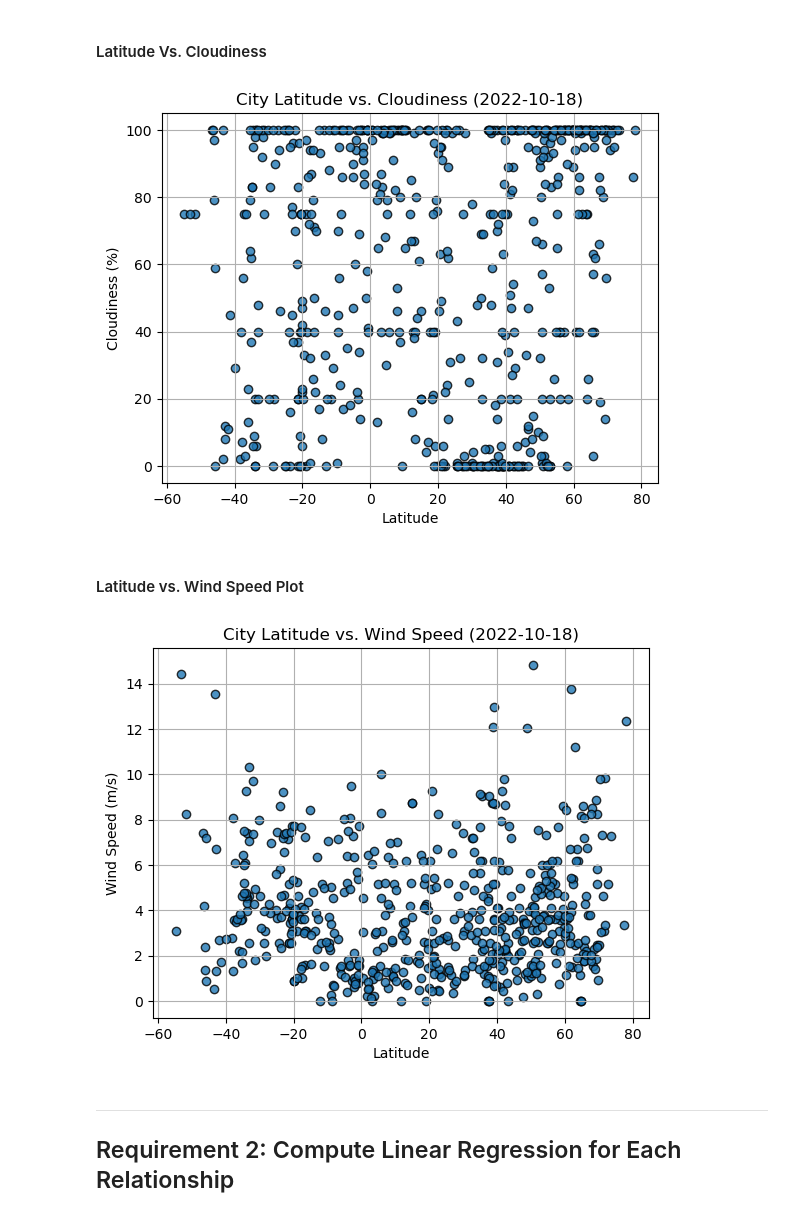
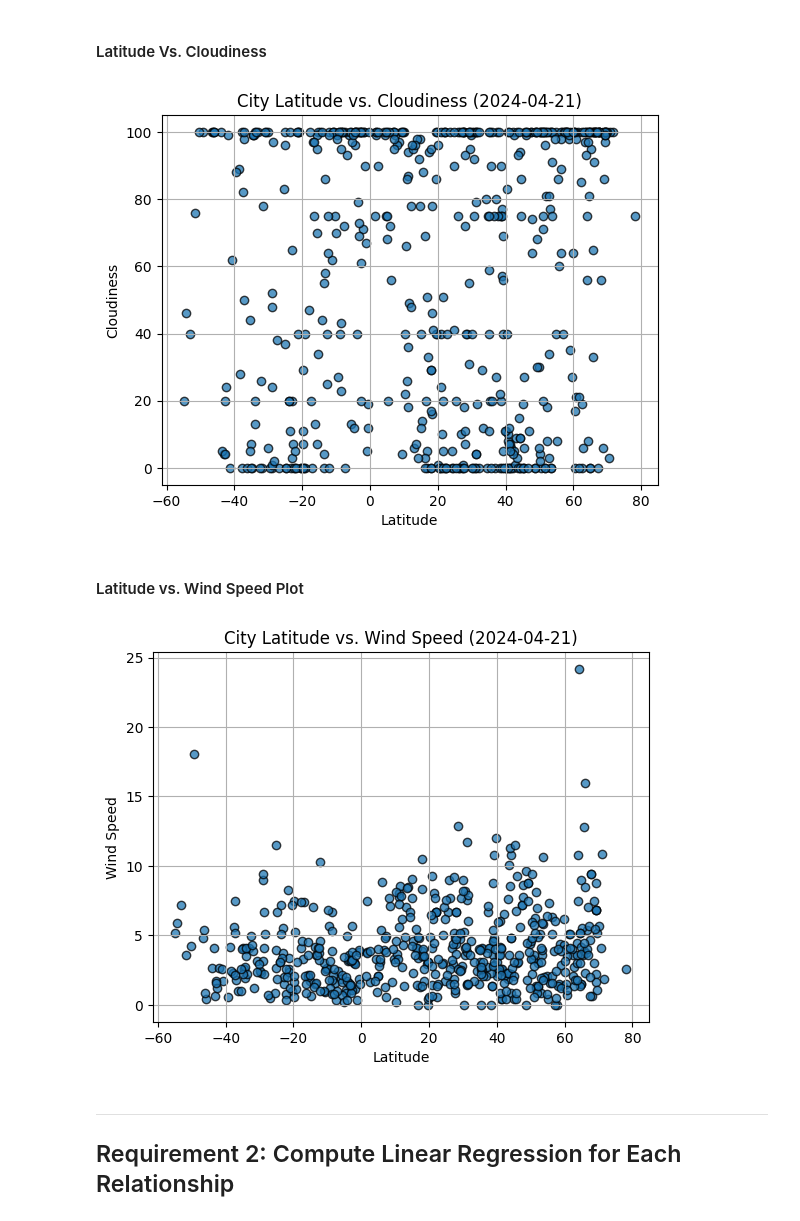
Before and after one commit to mpeck34/python-api-challenge, a Jupyter notebook: WeatherPy/WeatherPy.ipynb, the cells around one changed output. Cells and saved outputs as stored; diff of their text form; code cells hidden in the pictures.

```diff
--- a/WeatherPy/WeatherPy.ipynb
+++ b/WeatherPy/WeatherPy.ipynb
@@ -225,10 +231,13 @@ plt.show()
 #### Latitude Vs. Cloudiness
 # %%
 # Build the scatter plots for latitude vs. cloudiness
-# YOUR CODE HERE
+plt.scatter(city_data_df["Lat"], city_data_df["Cloudiness"], edgecolor="black", alpha=0.75)
 
 # Incorporate the other graph properties
-# YOUR CODE HERE
+plt.title("City Latitude vs. Cloudiness (2024-04-21)")
+plt.xlabel("Latitude")
+plt.ylabel("Cloudiness")
+plt.grid(True)
 
 # Save the figure
 plt.savefig("output_data/Fig3.png")
@@ -236,23 +245,26 @@ plt.savefig("output_data/Fig3.png")
 # Show plot
 plt.show()
 # %% [output]
-[figure, old version]
+[figure, new version]
 # %% [markdown]
 #### Latitude vs. Wind Speed Plot
 # %%
 # Build the scatter plots for latitude vs. wind speed
-# YOUR CODE HERE
+plt.scatter(city_data_df["Lat"], city_data_df["Wind Speed"], edgecolor="black", alpha=0.75)
 
 # Incorporate the other graph properties
-# YOUR CODE HERE
+plt.title("City Latitude vs. Wind Speed (2024-04-21)")
+plt.xlabel("Latitude")
+plt.ylabel("Wind Speed")
+plt.grid(True)
 
 # Save the figure
 plt.savefig("output_data/Fig4.png")
 
 # Show plot
 plt.show()
 # %% [output]
-[figure, old version]
+[figure, new version]
 # %% [markdown]
 ---
 
```
Also changed, not shown: parts of 33 cells of this notebook, 5 other files.
